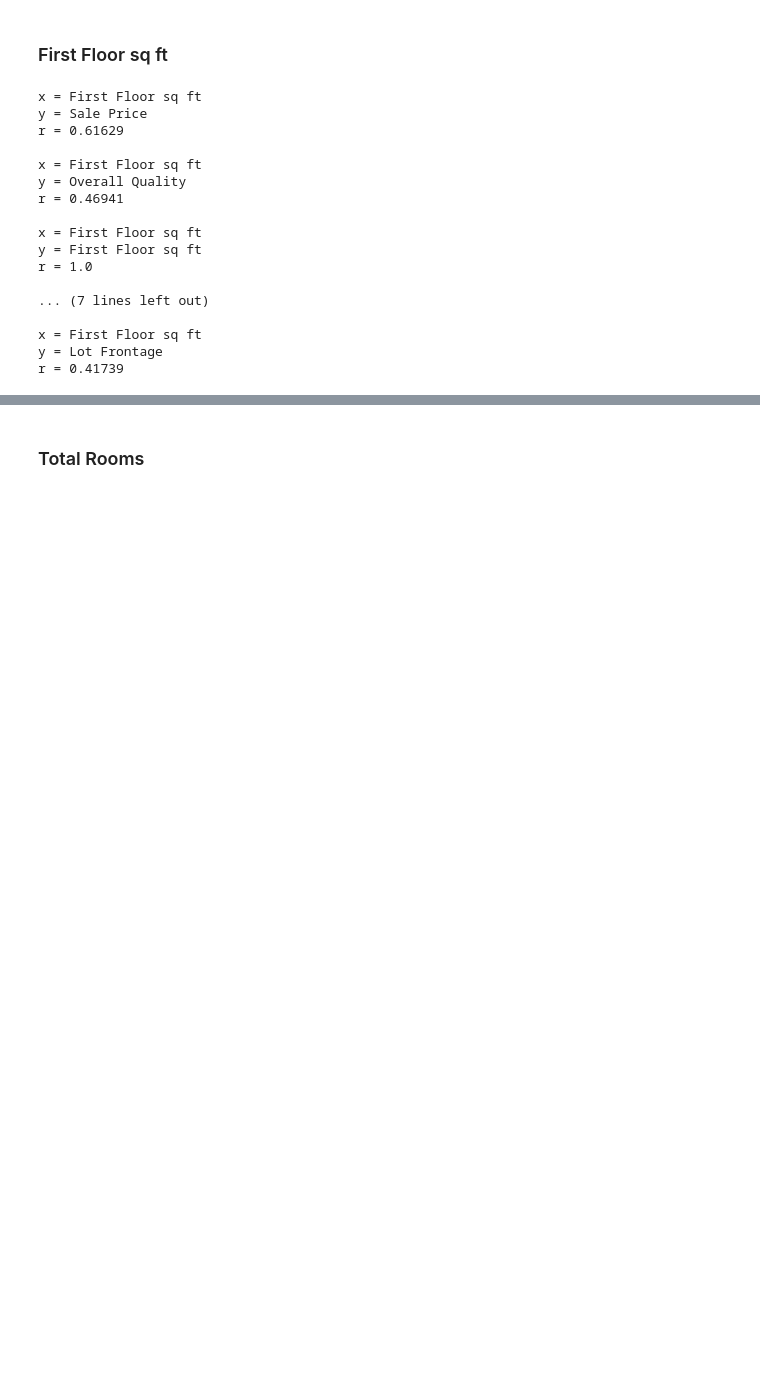
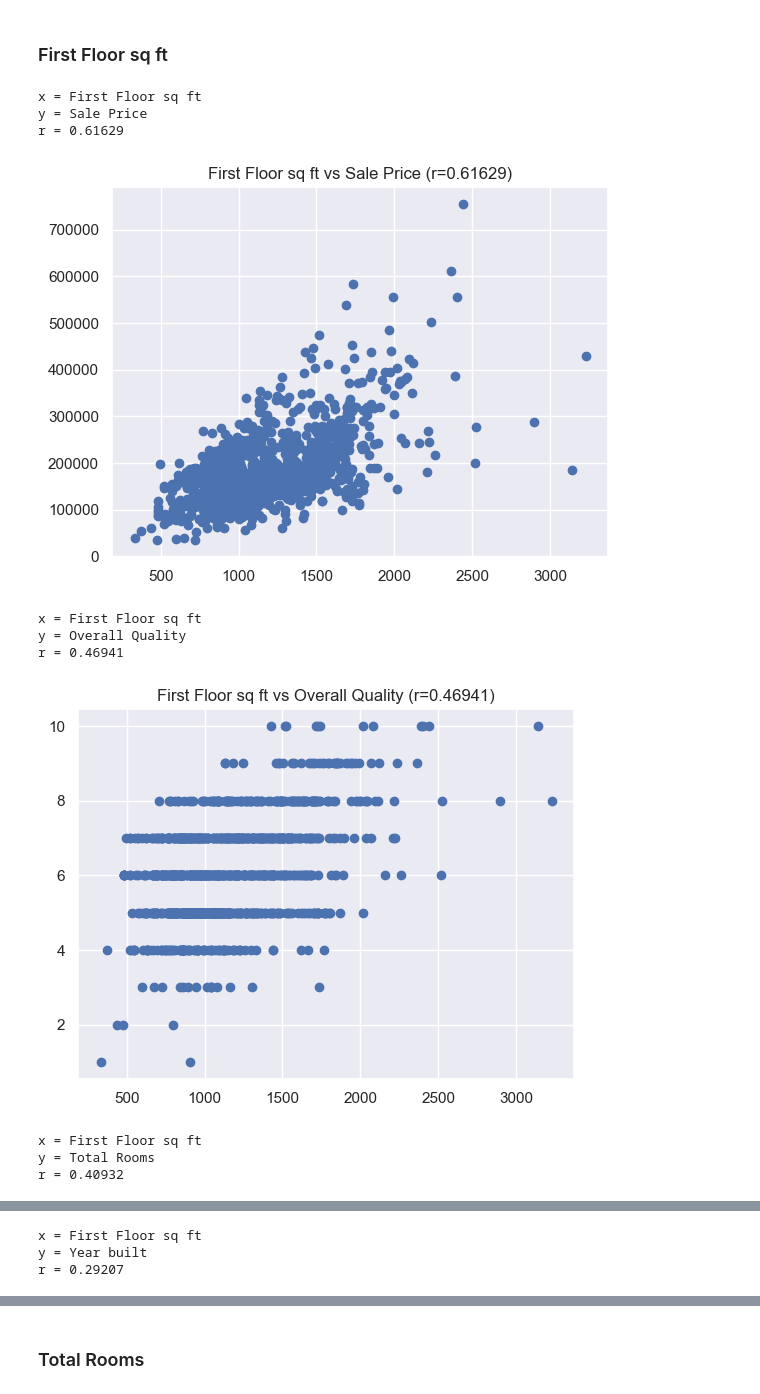
Before and after one commit to SirJose/Proyecto1, a Jupyter notebook: Proyecto1.ipynb, the cells around one changed output, grey strips where cells are left out. Cells and saved outputs as stored; diff of their text form; code cells hidden in the pictures; blank space fills up the shorter version.

```diff
--- a/Proyecto1.ipynb
+++ b/Proyecto1.ipynb
@@ -246,22 +268,16 @@ r = 0.24242
 # %% [markdown]
 ### First Floor sq ft
 # %%
-printCorrelations(firstfloorsqft, "First Floor sq ft")
+printCorrelations(firstfloorsqft,2)
 # %% [output]
 x = First Floor sq ft
 y = Sale Price
 r = 0.61629
-
-x = First Floor sq ft
-y = Overall Quality
-r = 0.46941
-
-x = First Floor sq ft
-y = First Floor sq ft
-r = 1.0
-
-... (7 lines left out)
-
-x = First Floor sq ft
-y = Lot Frontage
-r = 0.41739
+[figure, added]
+x = First Floor sq ft
+y = Overall Quality
+r = 0.46941
+[figure, added]
+x = First Floor sq ft
+y = Total Rooms
+r = 0.40932
@@ -267,0 +285,3 @@ r = 0.41739
+x = First Floor sq ft
+y = Year built
+r = 0.29207
```
Also changed, not shown: parts of 5 cells of this notebook.
